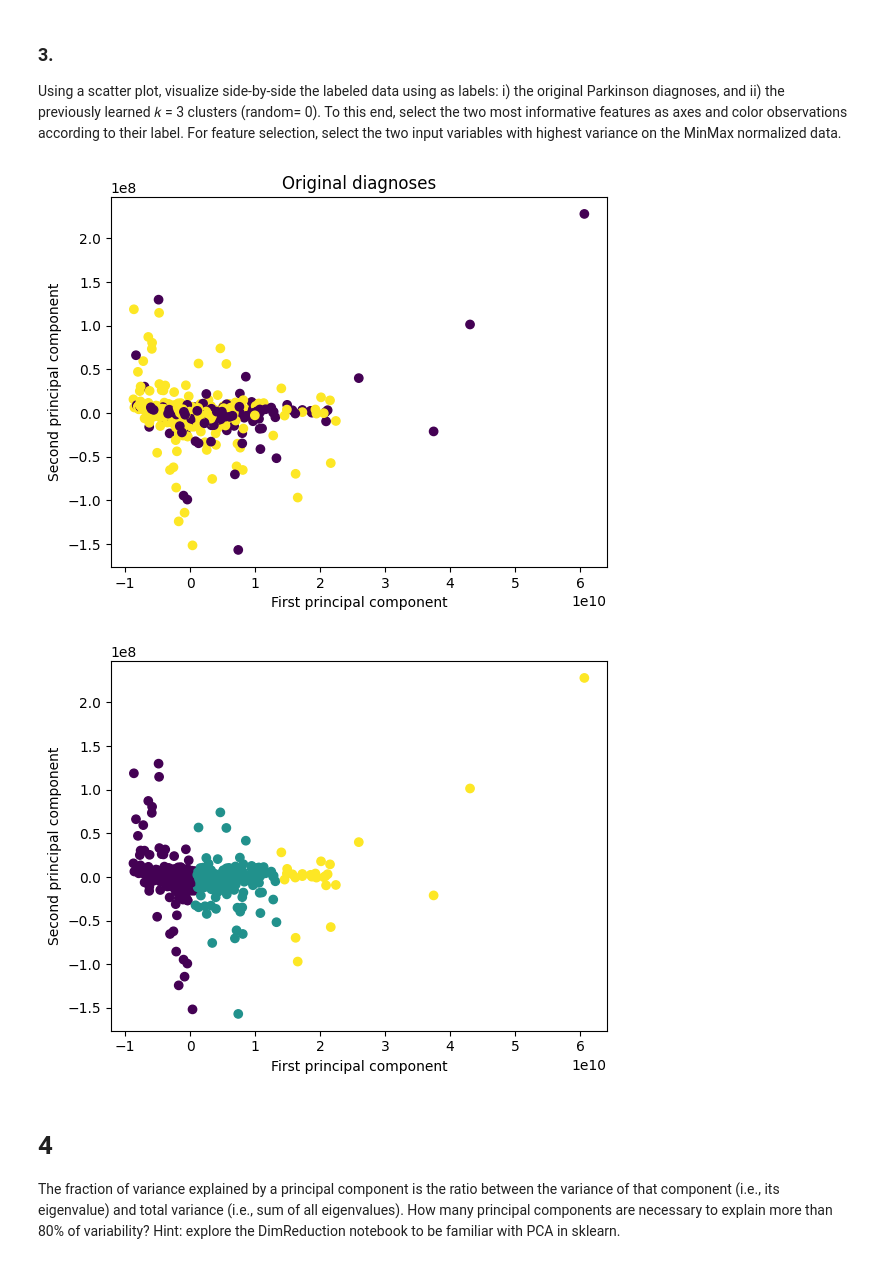
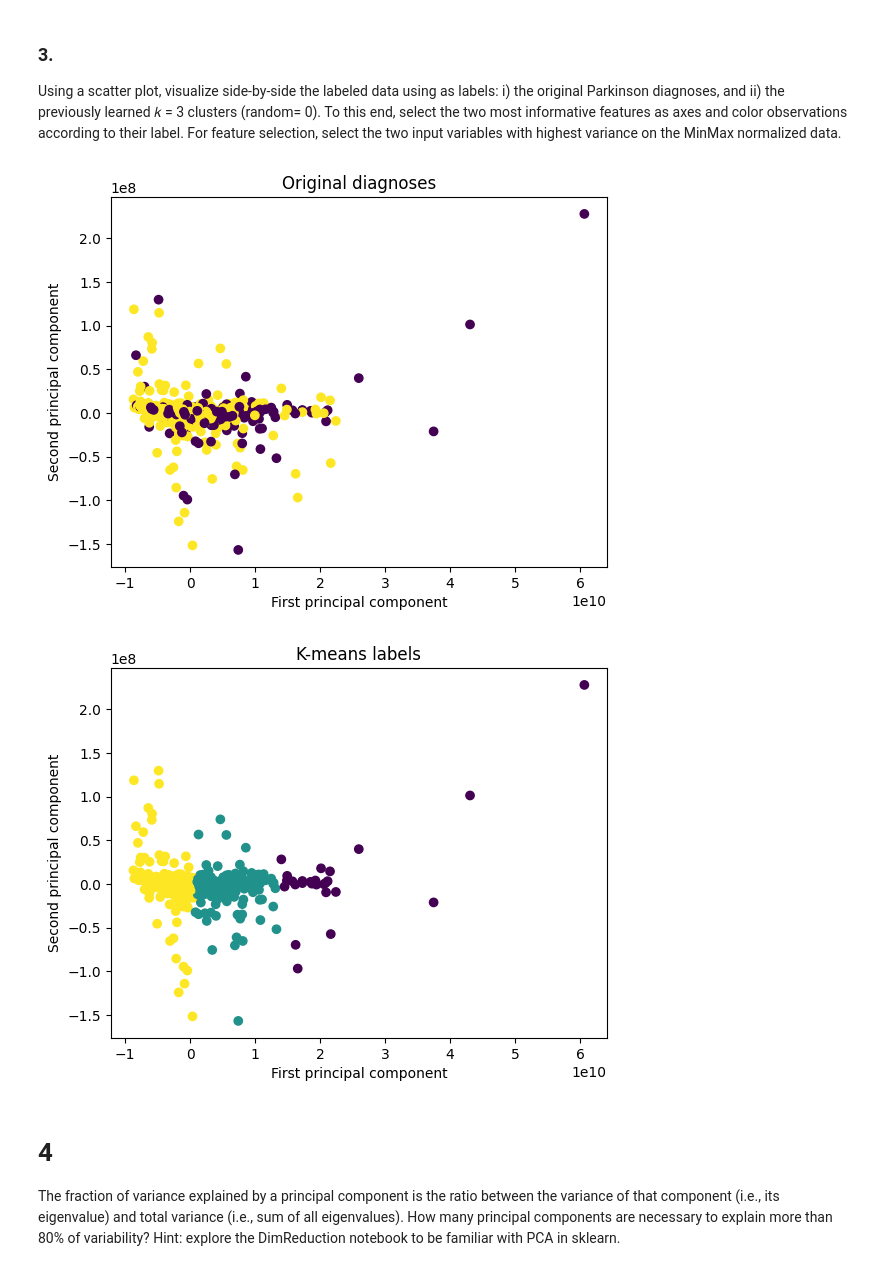
Before and after one commit to jjasferreira/data-exploration-py, a Jupyter notebook: hw04/hw04.ipynb, the cells around one changed output. Saved outputs shown, nothing was run; the diff lists cells and outputs as text; code cells hidden in the pictures.

```diff
--- a/hw04/hw04.ipynb
+++ b/hw04/hw04.ipynb
@@ -91,43 +82,44 @@ import numpy as np
 from scipy.io.arff import loadarff
 from sklearn.preprocessing import LabelEncoder
 from sklearn.preprocessing import MinMaxScaler
-from sklearn.metrics import silhouette_score
 from sklearn.cluster import KMeans
 from sklearn.decomposition import PCA
 from sklearn import metrics
 import matplotlib.pyplot as plt
 
 
 # Read the ARFF file and separate input from output data, to encode as numeric
 data = loadarff('pd_speech.arff')
 df = pd.DataFrame(data[0])
 X = df.drop('class', axis=1)
 scaler = MinMaxScaler()
 scaler.fit_transform(X)
 truth = np.array(LabelEncoder().fit_transform(df['class']))
 
 # Determine the two most informative features
-pca = PCA(n_components=2)
+pca = PCA(n_components=2, svd_solver="full")
 pca.fit(X)
 X_pca = pca.transform(X)
 
 # Plot the original diagnoses
 plt.scatter(X_pca[:, 0], X_pca[:, 1], c=truth, cmap='viridis')
 plt.xlabel('First principal component')
 plt.ylabel('Second principal component')
 plt.title('Original diagnoses')
 plt.show()
 
-kmeans = KMeans(n_clusters=3, random_state=0).fit(X)
+kmeans = KMeans(n_clusters=3, init = "random", random_state=0).fit(X)
 klabels = kmeans.labels_
 
+# Plot the k-means labels
 plt.scatter(X_pca[:, 0], X_pca[:, 1], c=klabels, cmap='viridis')
 plt.xlabel('First principal component')
 plt.ylabel('Second principal component')
+plt.title('K-means labels')
 plt.show()
 # %% [output]
 [figure]
-[figure, old version]
+[figure, new version]
 # %% [markdown]
 # 4
 The fraction of variance explained by a principal component is the ratio between the
```
Also changed, not shown: parts of 5 cells of this notebook.
